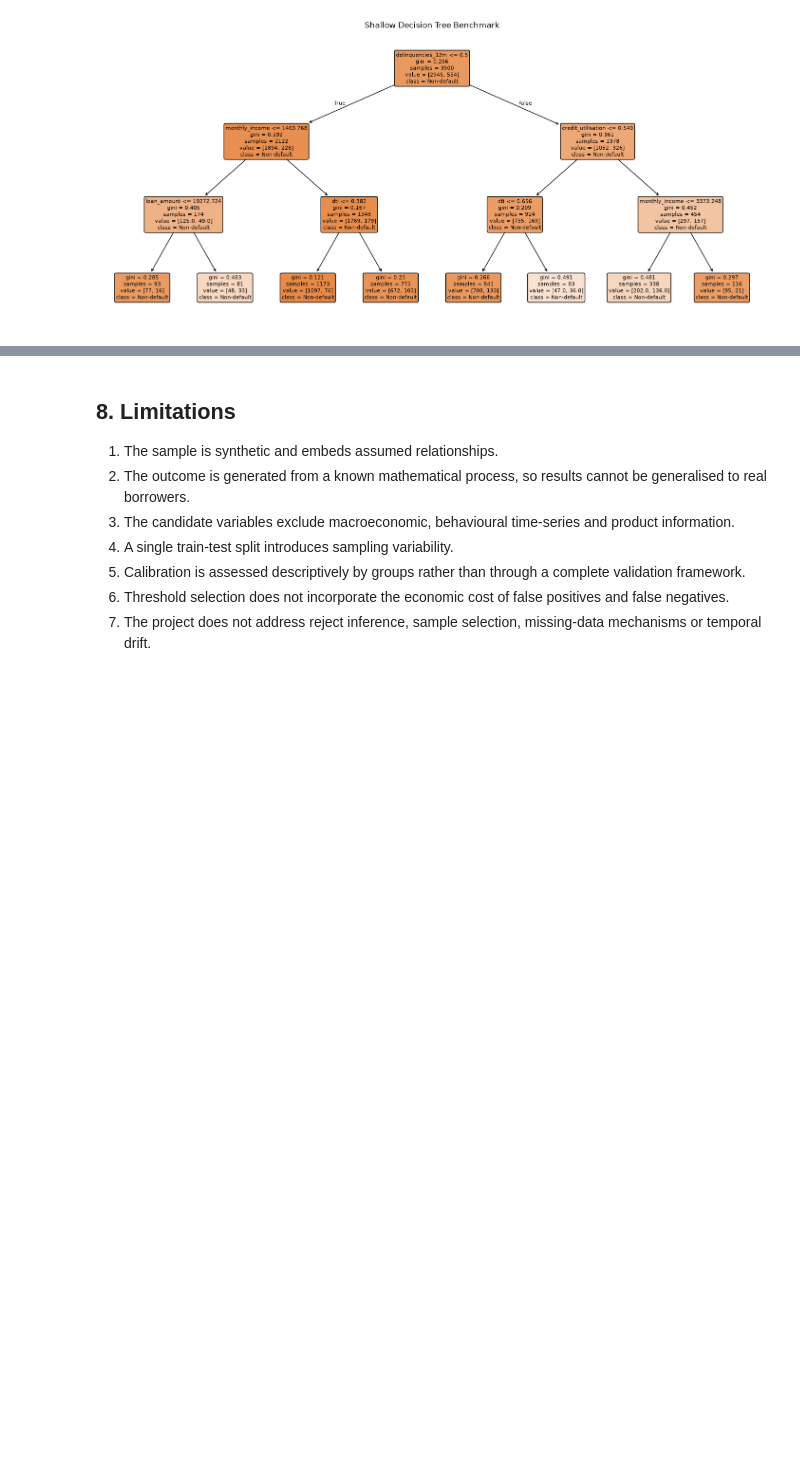
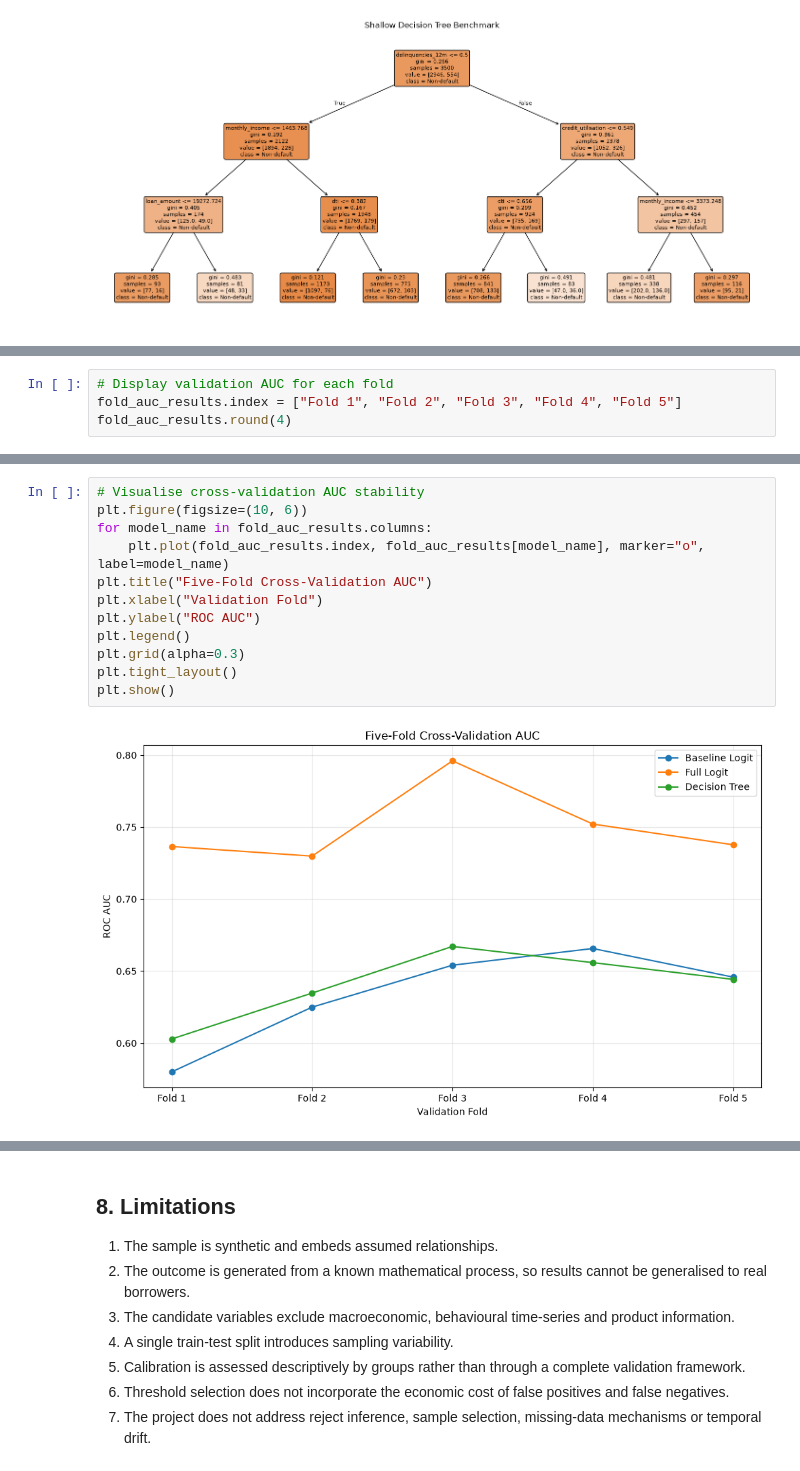
Before and after one commit to StoykovaKari/credit-default-model-validation, a Jupyter notebook: credit_default_model_comparison.ipynb, the cells around one changed output, grey strips where cells are left out. Cells and saved outputs as stored; diff of their text form; blank space fills up the shorter version.

Commit message:
Cross-Validation Sensitivity Analysis

```diff
--- a/credit_default_model_comparison.ipynb
+++ b/credit_default_model_comparison.ipynb
@@ -657,0 +715,4 @@ The final interpretation will be completed using the model-comparison table and
+# %%
+# Display validation AUC for each fold
+fold_auc_results.index = ["Fold 1", "Fold 2", "Fold 3", "Fold 4", "Fold 5"]
+fold_auc_results.round(4)
@@ -657,0 +726,14 @@ The final interpretation will be completed using the model-comparison table and
+# %%
+# Visualise cross-validation AUC stability
+plt.figure(figsize=(10, 6))
+for model_name in fold_auc_results.columns:
+    plt.plot(fold_auc_results.index, fold_auc_results[model_name], marker="o", label=model_name)
+plt.title("Five-Fold Cross-Validation AUC")
+plt.xlabel("Validation Fold")
+plt.ylabel("ROC AUC")
+plt.legend()
+plt.grid(alpha=0.3)
+plt.tight_layout()
+plt.show()
+# %% [output]
+[figure, added]
```
Also changed, not shown: parts of 11 cells of this notebook.
